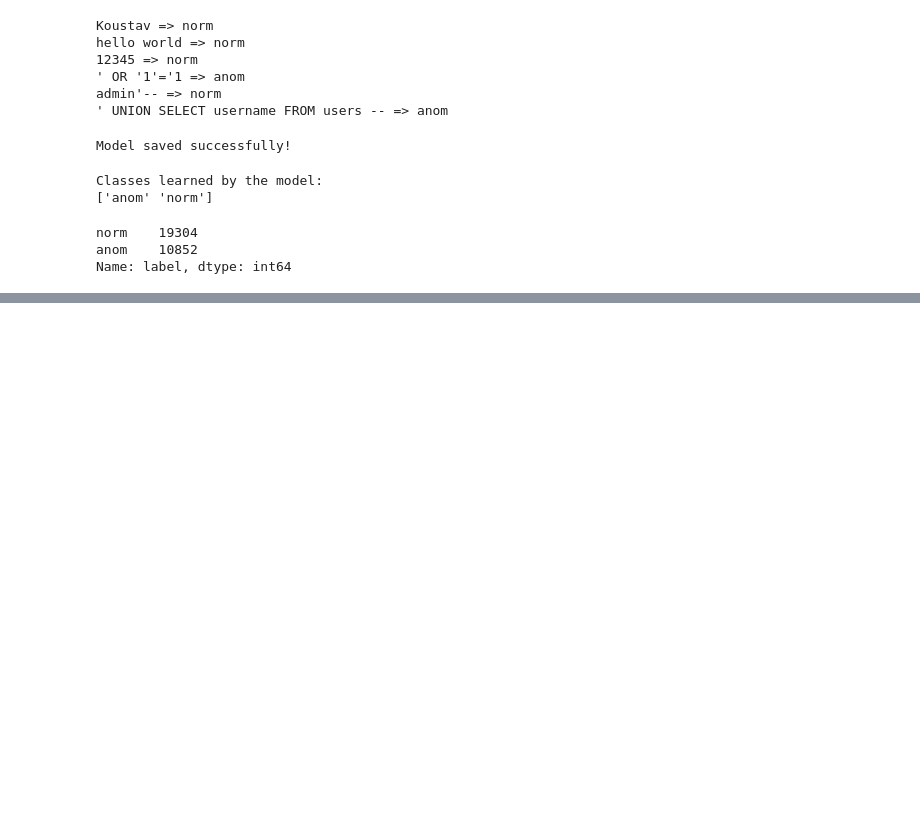
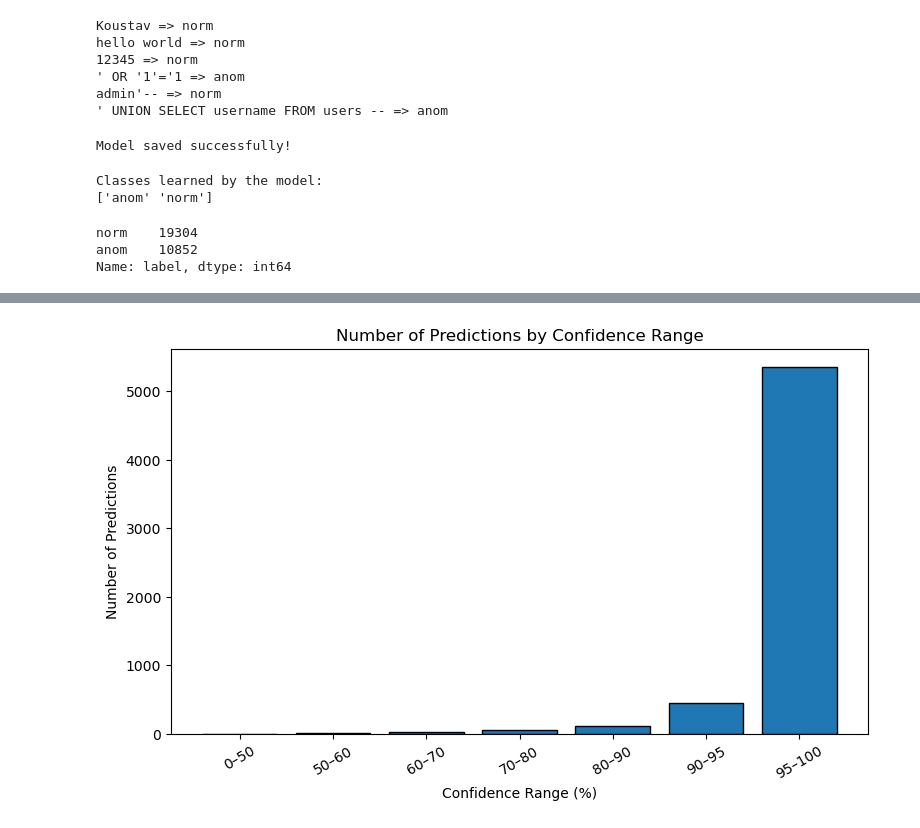
Before and after one commit to koustav-B/SQL-Injection-in-TCP-IP, a Jupyter notebook: sqli_project.ipynb, the cells around one changed output, grey strips where cells are left out. Saved outputs shown, nothing was run; the diff lists cells and outputs as text; code cells hidden in the pictures; blank space fills up the shorter version.

```diff
--- a/sqli_project.ipynb
+++ b/sqli_project.ipynb
@@ -225,0 +393,31 @@ Name: label, dtype: int64
+# %%
+confidence_bins = [0, 50, 60, 70, 80, 90, 95, 100]
+confidence_labels = [
+    "0–50", "50–60", "60–70",
+    "70–80", "80–90", "90–95", "95–100"
+]
+
+confidence_categories = pd.cut(
+    confidence_percentages,
+    bins=confidence_bins,
+    labels=confidence_labels,
+    include_lowest=True
+)
+
+confidence_counts = confidence_categories.value_counts().sort_index()
+
+plt.figure(figsize=(9, 5))
+
+plt.bar(
+    confidence_counts.index.astype(str),
+    confidence_counts.values,
+    edgecolor="black"
+)
+
+plt.xlabel("Confidence Range (%)")
+plt.ylabel("Number of Predictions")
+plt.title("Number of Predictions by Confidence Range")
+plt.xticks(rotation=30)
+plt.show()
+# %% [output]
+[figure, added]
```
Also changed, not shown: parts of 12 cells of this notebook, 11 other files.
